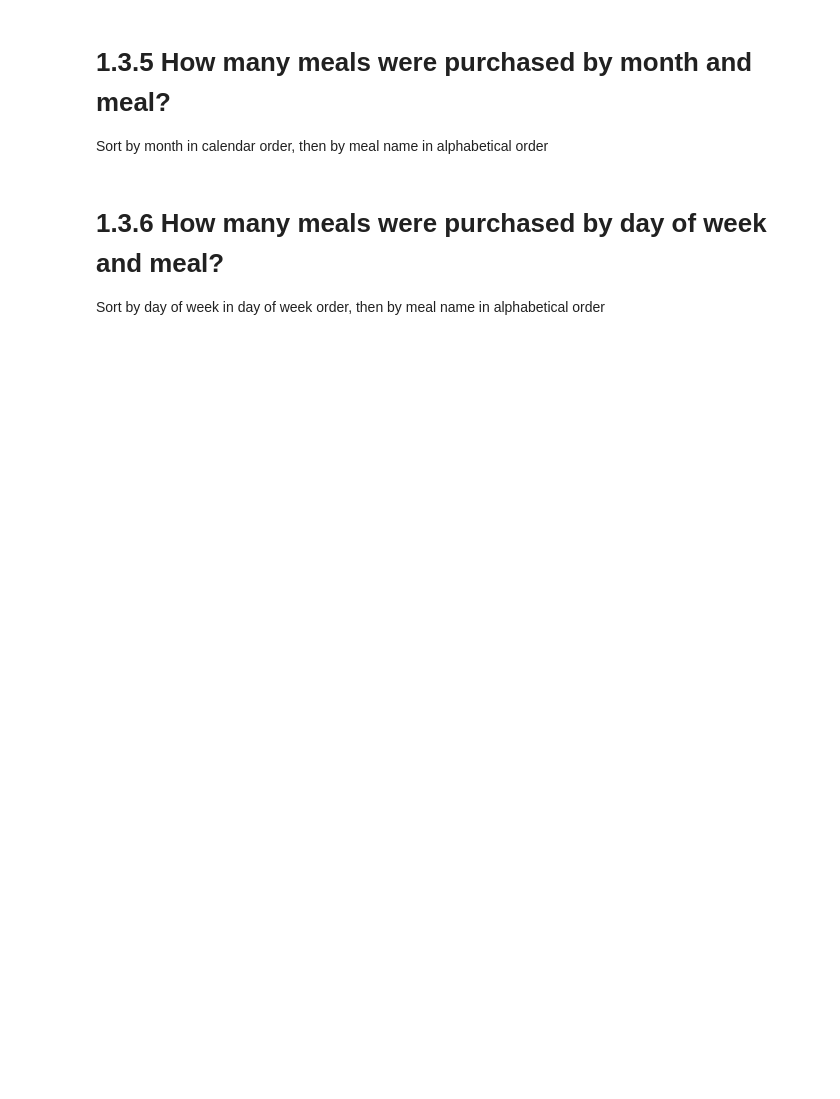
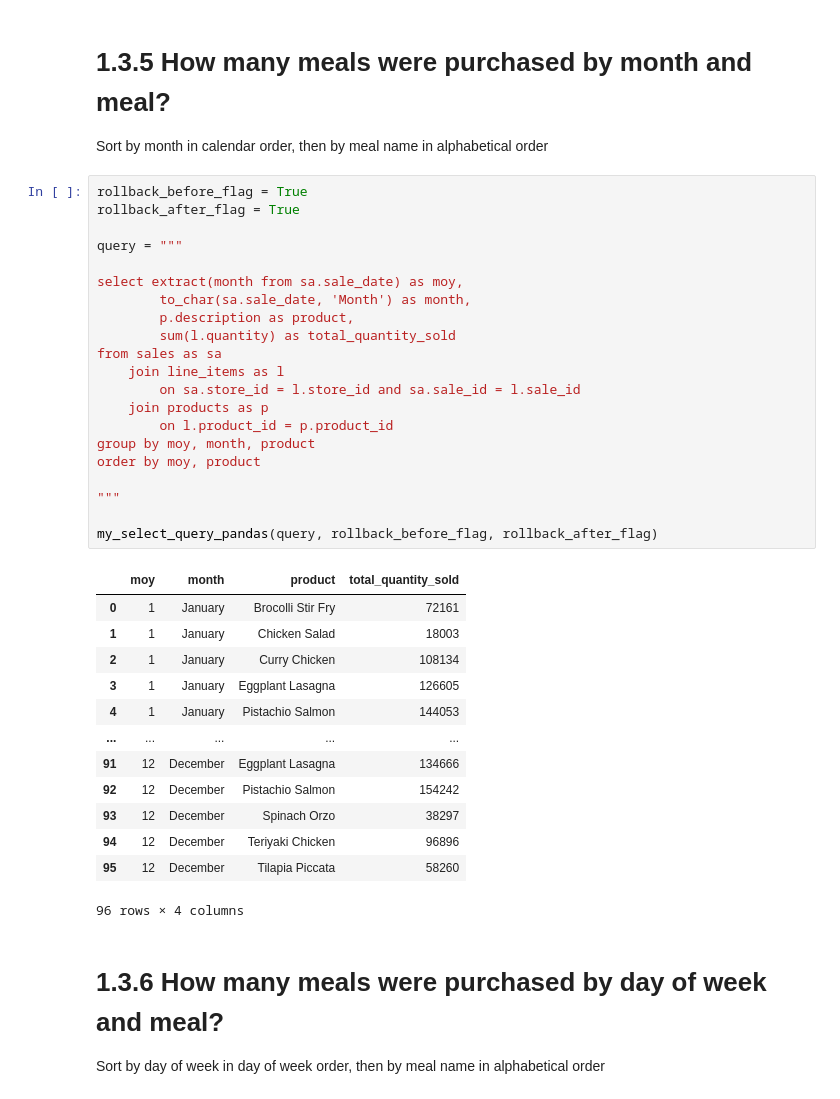
Before and after one commit to jvgalvin/Portfolio, a Jupyter notebook: project_1_3.ipynb, the cells around one changed output. Drawn from its saved outputs; the diff is of its cells as text; blank space fills up the shorter version.

```diff
--- a/project_1_3.ipynb
+++ b/project_1_3.ipynb
@@ -201,6 +232,41 @@ Sort by month in calendar order
 # 1.3.5 How many meals were purchased by month and meal?
 
 Sort by month in calendar order, then by meal name in alphabetical order
+# %%
+rollback_before_flag = True
+rollback_after_flag = True
+
+query = """
+
+select extract(month from sa.sale_date) as moy,
+        to_char(sa.sale_date, 'Month') as month,
+        p.description as product,
+        sum(l.quantity) as total_quantity_sold
+from sales as sa
+    join line_items as l
+        on sa.store_id = l.store_id and sa.sale_id = l.sale_id
+    join products as p
+        on l.product_id = p.product_id
+group by moy, month, product
+order by moy, product
+
+"""
+
+my_select_query_pandas(query, rollback_before_flag, rollback_after_flag)
+# %% [output]
+|  | moy | month | product | total_quantity_sold |
+| 0 | 1 | January | Brocolli Stir Fry | 72161 |
+| 1 | 1 | January | Chicken Salad | 18003 |
+| 2 | 1 | January | Curry Chicken | 108134 |
+| 3 | 1 | January | Eggplant Lasagna | 126605 |
+| 4 | 1 | January | Pistachio Salmon | 144053 |
+| ... | ... | ... | ... | ... |
+| 91 | 12 | December | Eggplant Lasagna | 134666 |
+| 92 | 12 | December | Pistachio Salmon | 154242 |
+| 93 | 12 | December | Spinach Orzo | 38297 |
+| 94 | 12 | December | Teriyaki Chicken | 96896 |
+| 95 | 12 | December | Tilapia Piccata | 58260 |
+96 rows × 4 columns
 # %% [markdown]
 # 1.3.6 How many meals were purchased by day of week and meal?
 
```
Also changed, not shown: parts of 7 cells of this notebook.
